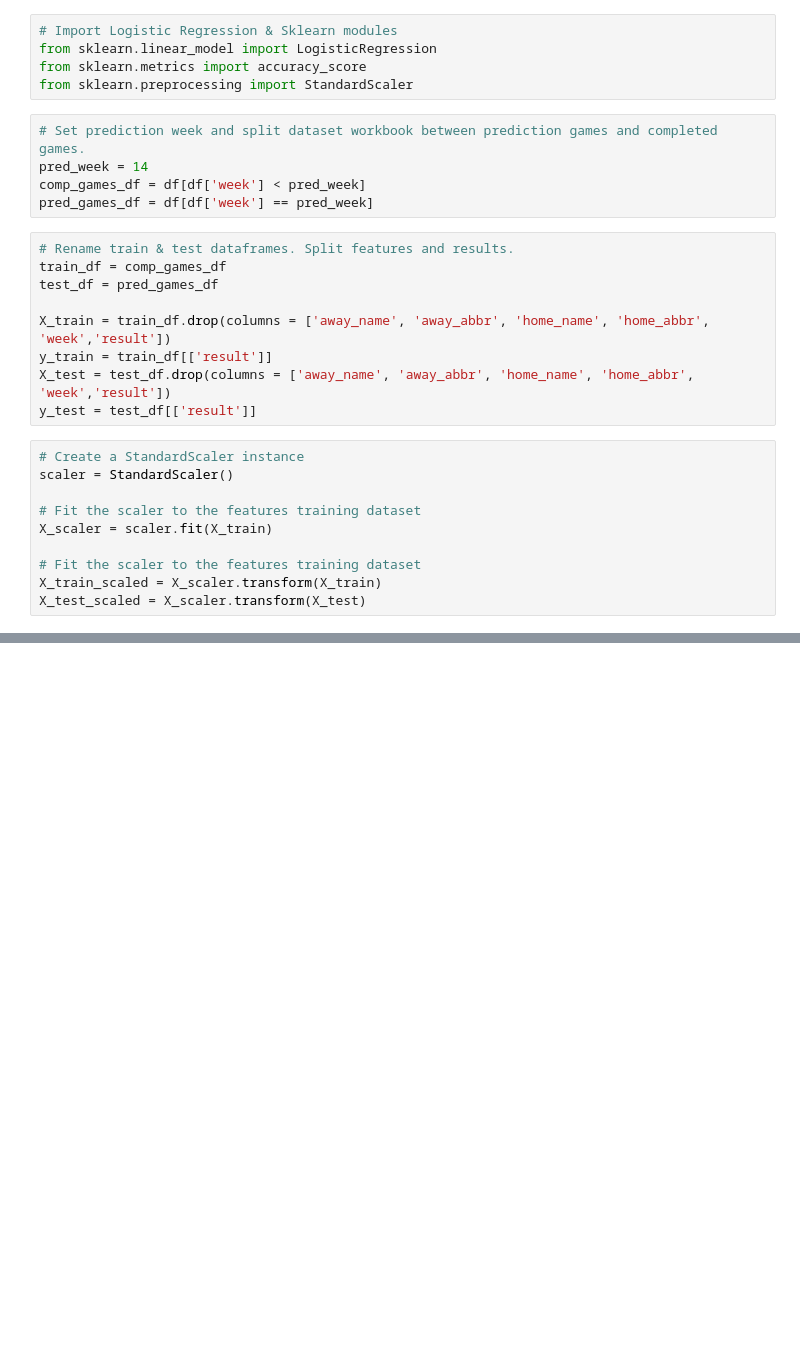
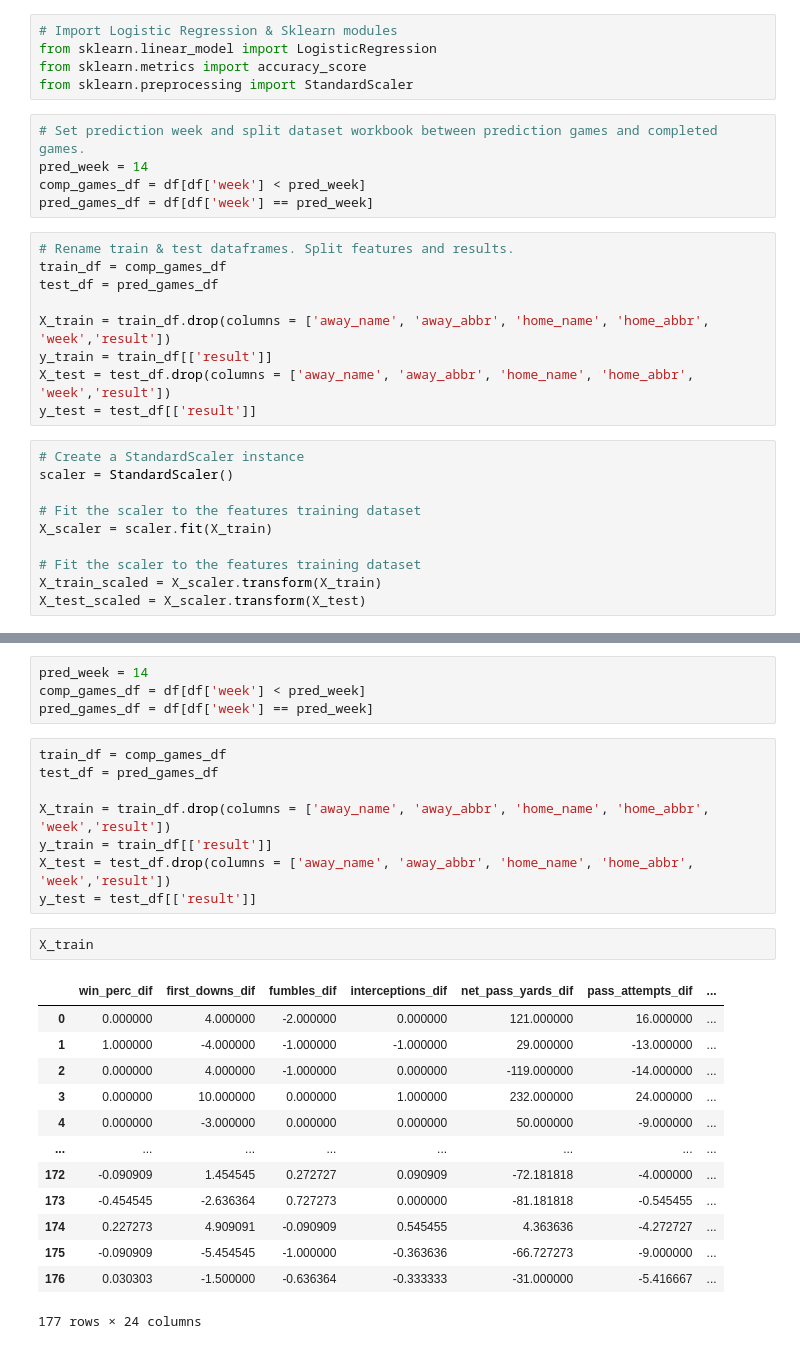
Before and after one commit to Tajae1532/CEN4021, a Jupyter notebook: NFL_Data_1-14.ipynb, the cells around one changed output, grey strips where cells are left out. Drawn from its saved outputs; the diff is of its cells as text; blank space fills up the shorter version.

```diff
--- a/NFL_Data_1-14.ipynb
+++ b/NFL_Data_1-14.ipynb
@@ -114,0 +122,28 @@ The Los Angeles Rams have a probability of 51% of beating the Arizona Cardinals.
+# %%
+pred_week = 14
+comp_games_df = df[df['week'] < pred_week]
+pred_games_df = df[df['week'] == pred_week]
+# %%
+train_df = comp_games_df
+test_df = pred_games_df
+
+X_train = train_df.drop(columns = ['away_name', 'away_abbr', 'home_name', 'home_abbr', 'week','result'])
+y_train = train_df[['result']]
+X_test = test_df.drop(columns = ['away_name', 'away_abbr', 'home_name', 'home_abbr', 'week','result'])
+y_test = test_df[['result']]
+# %%
+X_train
+# %% [output]
+|  | win_perc_dif | first_downs_dif | fumbles_dif | interceptions_dif | net_pass_yards_dif | pass_attempts_dif | ... |
+| 0 | 0.000000 | 4.000000 | -2.000000 | 0.000000 | 121.000000 | 16.000000 | ... |
+| 1 | 1.000000 | -4.000000 | -1.000000 | -1.000000 | 29.000000 | -13.000000 | ... |
+| 2 | 0.000000 | 4.000000 | -1.000000 | 0.000000 | -119.000000 | -14.000000 | ... |
+| 3 | 0.000000 | 10.000000 | 0.000000 | 1.000000 | 232.000000 | 24.000000 | ... |
+| 4 | 0.000000 | -3.000000 | 0.000000 | 0.000000 | 50.000000 | -9.000000 | ... |
+| ... | ... | ... | ... | ... | ... | ... | ... |
+| 172 | -0.090909 | 1.454545 | 0.272727 | 0.090909 | -72.181818 | -4.000000 | ... |
+| 173 | -0.454545 | -2.636364 | 0.727273 | 0.000000 | -81.181818 | -0.545455 | ... |
+| 174 | 0.227273 | 4.909091 | -0.090909 | 0.545455 | 4.363636 | -4.272727 | ... |
+| 175 | -0.090909 | -5.454545 | -1.000000 | -0.363636 | -66.727273 | -9.000000 | ... |
+| 176 | 0.030303 | -1.500000 | -0.636364 | -0.333333 | -31.000000 | -5.416667 | ... |
+177 rows × 24 columns
```
Also changed, not shown: parts of 7 cells of this notebook.
